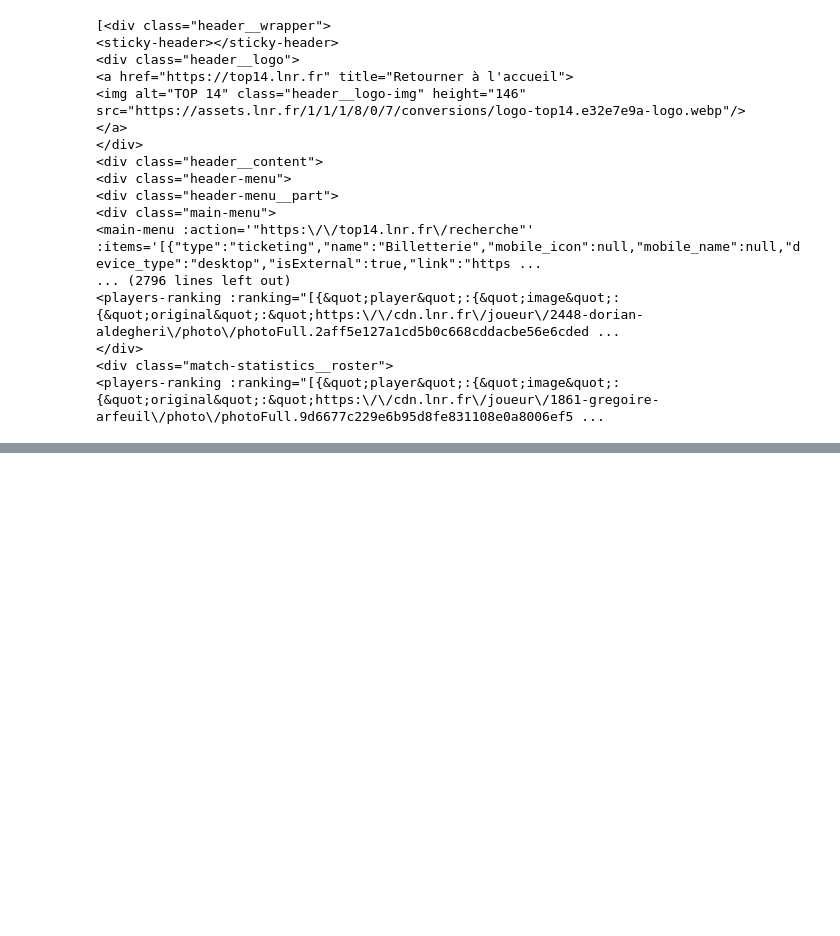
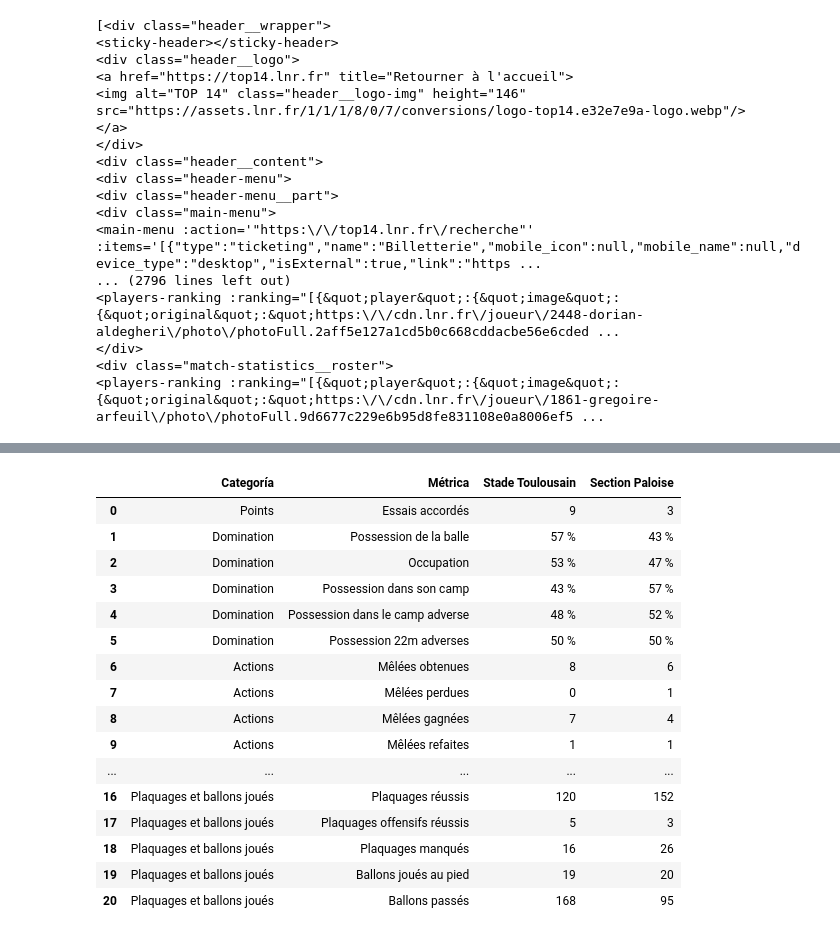
Before and after one commit to hubcborja/Proyecto_DataMining_NN, a Jupyter notebook: Proyecto_Mineria_Redes_Neuronales_HuberBorja.ipynb, the cells around one changed output, grey strips where cells are left out. Drawn from its saved outputs; the diff is of its cells as text; code cells hidden in the pictures; blank space fills up the shorter version.

```diff
--- a/Proyecto_Mineria_Redes_Neuronales_HuberBorja.ipynb
+++ b/Proyecto_Mineria_Redes_Neuronales_HuberBorja.ipynb
@@ -178,0 +117,67 @@ print(rows)
+# %%
+# URL del partido
+url = "https://top14.lnr.fr/feuille-de-match/2025-2026/j15/11409-toulouse-pau/statistiques-du-match"
+headers = {'User-Agent': 'Mozilla/5.0 (Windows NT 10.0; Win64; x64) AppleWebKit/537.36 (KHTML, like Gecko) Chrome/120.0.0.0 Safari/537.36'}
+
+#Función para extraer estadísticas del partido
+def extraer_resumen_partido(url):
+    print(f" Extrayendo datos generales de: {url}...")
+    response = requests.get(url, headers=headers)
+    soup = BeautifulSoup(response.text, 'html.parser')
+
+    # Obtener el Resultado Final
+    marcador_tag = soup.find('div', class_='title--large')
+    marcador = marcador_tag.get_text(strip=True) if marcador_tag else "N/A"
+
+    # Obtener fecha
+    fecha = soup.find('div', class_='match-header__season-day')
+    fecha = fecha.get_text(strip=True) if fecha else "N/A"
+    fecha = "-".join(fecha.split("-")[2:])
+    formato = " %d/%m/%Y - %Hh%M"
+    fecha = datetime.strptime(fecha, formato)
+
+    # Identificar Equipos
+    equipo_local = soup.find_all('a', class_='match-header-club__title')[0].get_text(strip=True)
+    equipo_visitante = soup.find_all('a', class_='match-header-club__title')[1].get_text(strip=True)
+
+    print(f"Resultado Final: {equipo_local} {marcador} {equipo_visitante}, Fecha: {fecha}")
+
+    # Extraer grupos de estadísticas (Points, Domination, Faltas, etc.)
+    grupos = soup.find_all('div', class_='match-statistics__group')
+
+    stats_totales = []
+
+    for grupo in grupos:
+        # Extraer el título de la categoría
+        categoria = grupo.find('h2', class_='match-statistics__title')
+        if not categoria: continue
+        nombre_categoria = categoria.get_text(strip=True)
+
+        # Extraer cada barra de estadística dentro del grupo
+        filas = grupo.find_all('div', class_='stats-bar')
+        for fila in filas:
+            metrica = fila.find('div', class_='stats-bar__title').get_text(strip=True)
+            valor_local = fila.find('div', class_='stats-bar__val--left').get_text(strip=True)
+            valor_visitante = fila.find('div', class_='stats-bar__val--right').get_text(strip=True)
+
+            stats_totales.append({
+                'Categoría': nombre_categoria,
+                'Métrica': metrica,
+                equipo_local: valor_local,
+                equipo_visitante: valor_visitante
+            })
+
+    return pd.DataFrame(stats_totales)
+
+
+df_match_stats = extraer_resumen_partido(url)
+
+if not df_match_stats.empty:
+    print("\n Estadísticas:")
+    display(df_match_stats)
+
+    # Guardamos este resumen también
+    df_match_stats.to_csv('resumen_global_partido.csv', index=False)
+else:
+    print("No se pudieron extraer las estadísticas grupales.")
+# %% [output]
@@ -178,0 +188,17 @@ print(rows)
+|  | Categoría | Métrica | Stade Toulousain | Section Paloise |
+| 0 | Points | Essais accordés | 9 | 3 |
+| 1 | Domination | Possession de la balle | 57 % | 43 % |
+| 2 | Domination | Occupation | 53 % | 47 % |
+| 3 | Domination | Possession dans son camp | 43 % | 57 % |
+| 4 | Domination | Possession dans le camp adverse | 48 % | 52 % |
+| 5 | Domination | Possession 22m adverses | 50 % | 50 % |
+| 6 | Actions | Mêlées obtenues | 8 | 6 |
+| 7 | Actions | Mêlées perdues | 0 | 1 |
+| 8 | Actions | Mêlées gagnées | 7 | 4 |
+| 9 | Actions | Mêlées refaites | 1 | 1 |
+| ... | ... | ... | ... | ... |
+| 16 | Plaquages et ballons joués | Plaquages réussis | 120 | 152 |
+| 17 | Plaquages et ballons joués | Plaquages offensifs réussis | 5 | 3 |
+| 18 | Plaquages et ballons joués | Plaquages manqués | 16 | 26 |
+| 19 | Plaquages et ballons joués | Ballons joués au pied | 19 | 20 |
+| 20 | Plaquages et ballons joués | Ballons passés | 168 | 95 |
```
Also changed, not shown: parts of 19 cells of this notebook.
